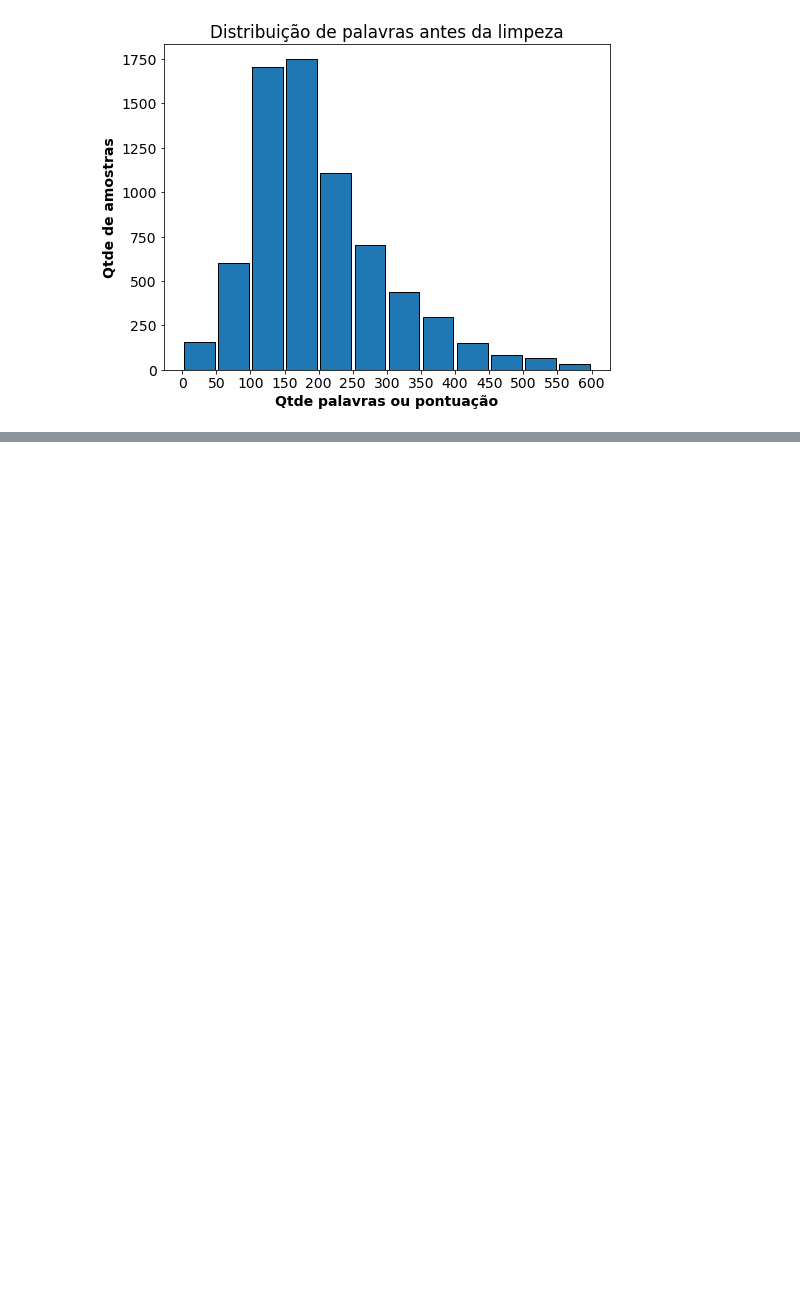
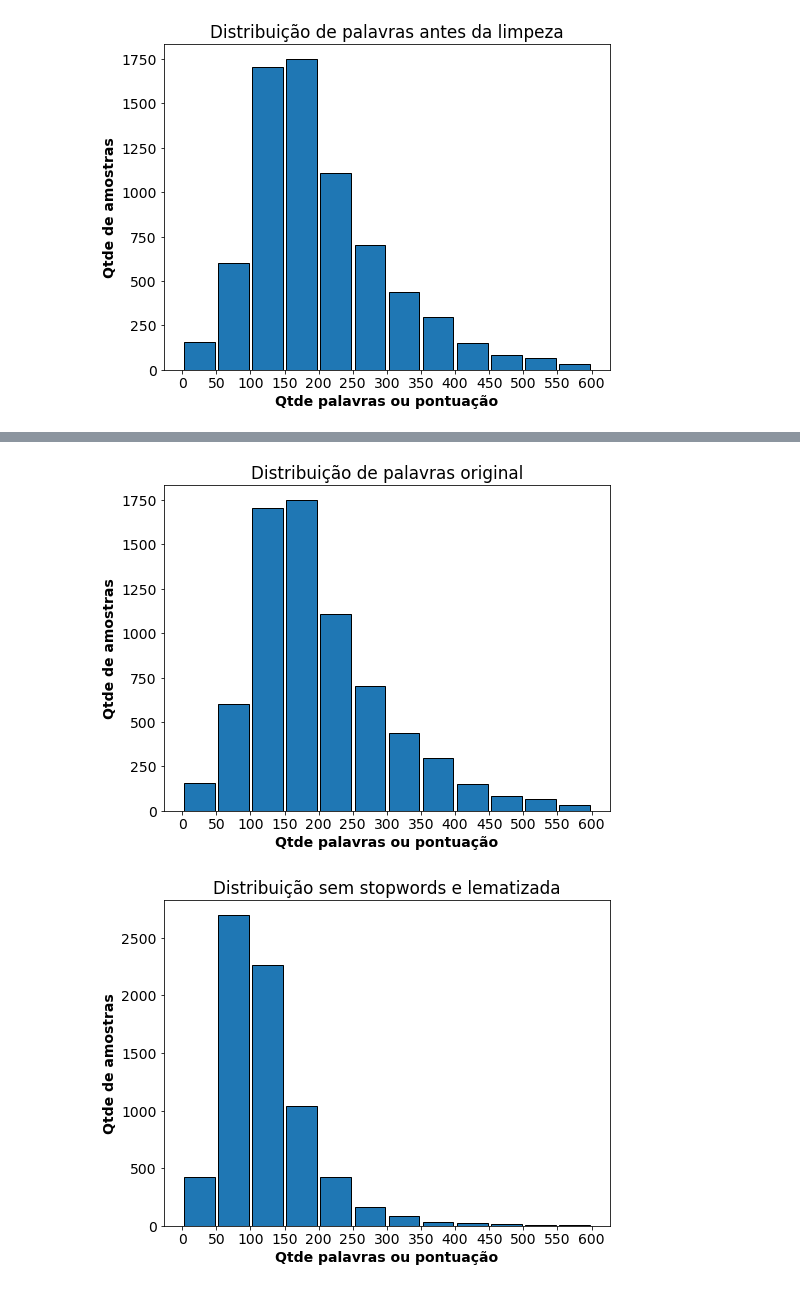
Before and after one commit to caesarcc/python-api-url-check, a Jupyter notebook: jupyter/classificacao_passo01_pre_processamento_exploracao.ipynb, the cells around one changed output, grey strips where cells are left out. Drawn from its saved outputs; the diff is of its cells as text; code cells hidden in the pictures; blank space fills up the shorter version.

```diff
--- a/jupyter/classificacao_passo01_pre_processamento_exploracao.ipynb
+++ b/jupyter/classificacao_passo01_pre_processamento_exploracao.ipynb
@@ -147,7 +134,9 @@ NameError: name 'data' is not defined
 # %%
 distribiucao_palavras(dados, "texto", "Distribuição de palavras original")
-distribiucao_palavras(dados, "texto_limpo", "Distribuição com limpeza manual")
 distribiucao_palavras(dados, "texto_lematizado", "Distribuição sem stopwords e lematizada")
+# %% [output]
+[figure, added]
+[figure, added]
 # %%
 # initialize the word cloud
 wordcloud = WordCloud( background_color='black', width=800, height=600)
```
Also changed, not shown: parts of 4 cells of this notebook.
